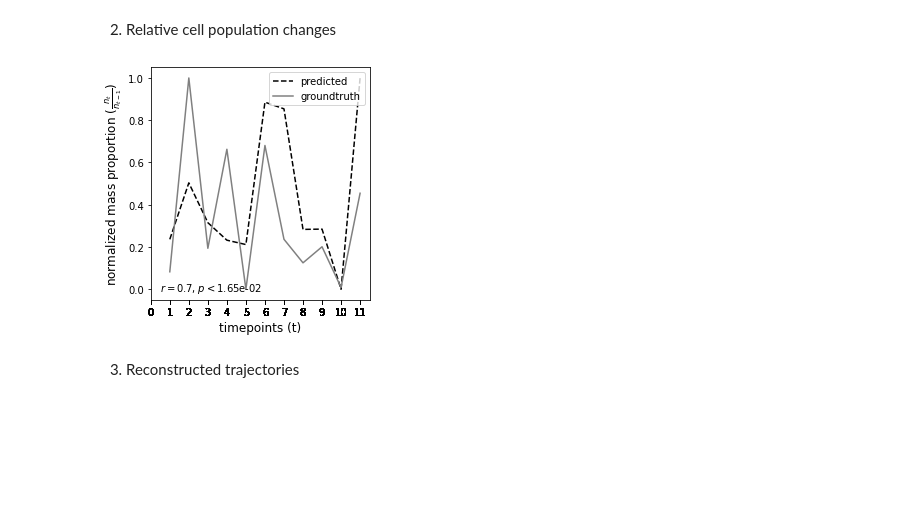
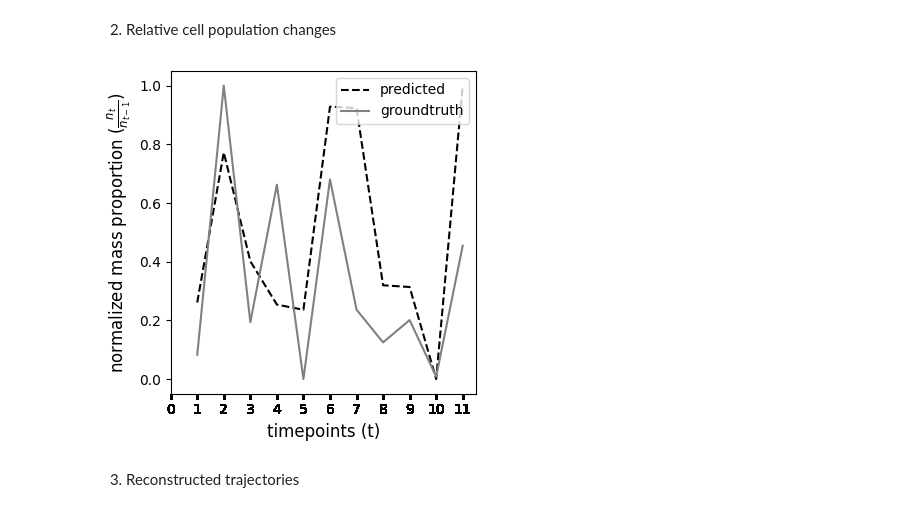
Before and after one commit to mahdi-shafiei/ARTEMIS, a Jupyter notebook: notebooks/downstream_analysis_zebrafish.ipynb, the cells around one changed output. Cells and saved outputs as stored; diff of their text form; code cells hidden in the pictures; blank space fills up the shorter version.

```diff
--- a/notebooks/downstream_analysis_zebrafish.ipynb
+++ b/notebooks/downstream_analysis_zebrafish.ipynb
@@ -31,8 +29,8 @@ MODEL_PATH="./"
 # %%
 df = pd.read_csv(f"{DATA_PATH}/zebrafish_cells_all_timepoints_2000genes.csv", index_col=0)
 total_timepoints = len(df["time"].unique())
-timepoint_map={k:v for k,v in zip(np.arange(total_timepoints), df["time"].unique())}
-rev_timepoint_map={k:v for k,v in zip(df["time"].unique(), np.arange(total_timepoints))}
+timepoint_map={k:v for k,v in zip(np.arange(total_timepoints), sorted(df["time"].unique()))}
+rev_timepoint_map={k:v for k,v in zip(sorted(df["time"].unique()), np.arange(total_timepoints))}
 df["time"] = df["time"].map(rev_timepoint_map)
 
 train_tps_idx = [ 0.,  1.,  2.,  3.,  5.,  7.,  9., 10., 11.]
@@ -158,30 +156,26 @@ Text(0.5, 1.0, 'held-out data: reconstructed gene expression')
 # %%
 pred_trajectories, pred_trajectories_alive, timepoints, timepoints_alive, statuses = get_latent_trajectories(train_dataset,train_latent, timepoints_sorted, tr_model, ts, max_size=2000,t_0_orig=train_tps[0])
 all_mass = df["time"].value_counts().sort_index().values
 
 predicted_status = np.array([(statuses[int(tr_model.dataset.cells_time(timepoints_sorted[i])*steps_num)].sum().item())/(statuses[int(tr_model.dataset.cells_time(timepoints_sorted[i-1])*steps_num)].sum().item()) for i in range(1,len(timepoints_sorted))])
 predicted_status_norm = (predicted_status - predicted_status.min())/(predicted_status.max() - predicted_status.min())
 groundtruth_status_norm = all_mass[1:]/all_mass[:-1]
 groundtruth_status_norm = (groundtruth_status_norm - groundtruth_status_norm.min())/(groundtruth_status_norm.max()-groundtruth_status_norm.min())
 
-r, p_value = stats.spearmanr(predicted_status_norm, groundtruth_status_norm)
-
 fig, ax = plt.subplots(figsize = (4, 4))
 
 plt.plot(list(timepoint_map.keys())[1:], predicted_status_norm,label="predicted", color="black", ls='--')
 plt.plot(list(timepoint_map.keys())[1:], groundtruth_status_norm, label="groundtruth", color="grey")
-
-plt.text(0.5, -0.01, r"$r=$"+f"{round(r,2)}, "+r"$p<$"+f"{p_value:.2e}", fontsize = 10)
 
 plt.xticks(timepoints)
 plt.xlabel("timepoints (t)", fontdict={"size":12})
 plt.ylabel(f"normalized mass proportion "+r"($\frac{n_{t}}{n_{t-1}})$", fontdict={"size":12})
 plt.legend(loc="upper right")
 plt.tight_layout()
-# plt.savefig(f"{SAVE_PATH}/relative_cell_population_changes", dpi=300, bbox_inches='tight')
+# plt.savefig(f"{SAVE_PATH}/relative_cell_population_changes.png", dpi=300, bbox_inches='tight')
 plt.show()
 # %% [output]
-[figure, old version]
+[figure, new version]
 # %% [markdown]
 3. Reconstructed trajectories
 # %%
```
Also changed, not shown: parts of 2 cells of this notebook, 1 other file.
